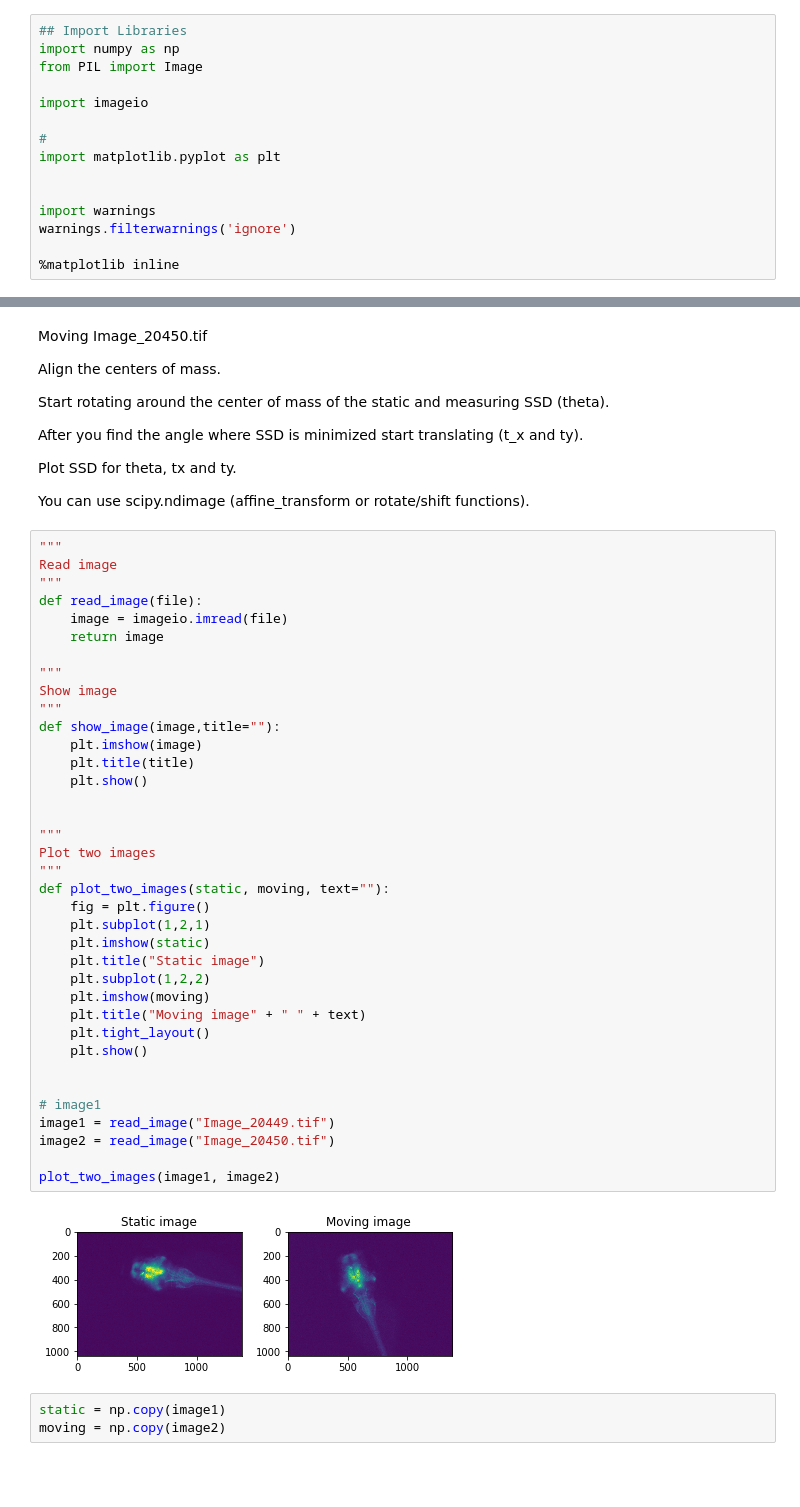
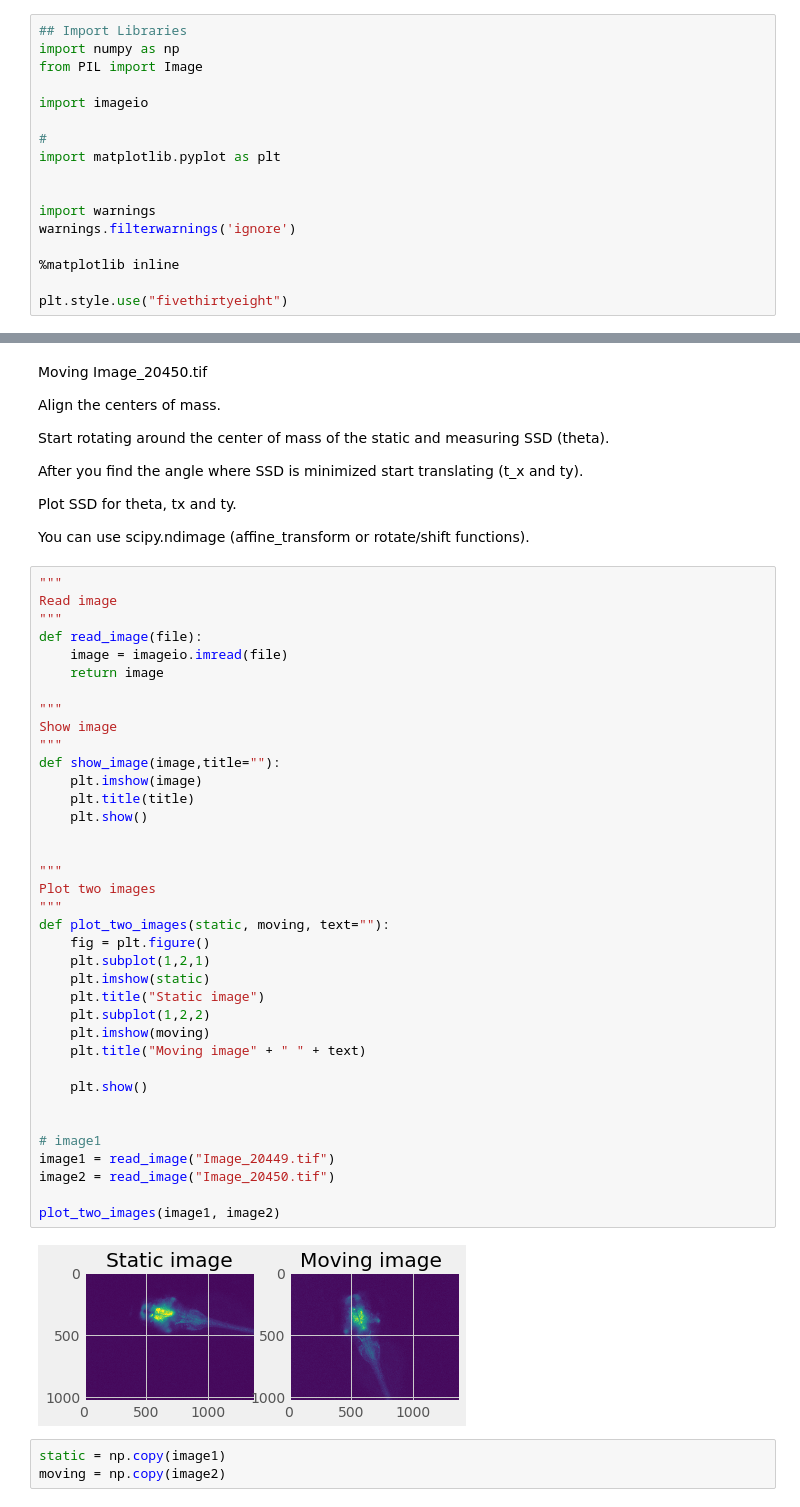
Before and after one commit to mchivuku/e535-rigid-registration, a Jupyter notebook: Rigid Registration.ipynb, the cells around one changed output, grey strips where cells are left out. Saved outputs shown, nothing was run; the diff lists cells and outputs as text; blank space fills up the shorter version.

```diff
--- a/Rigid Registration.ipynb
+++ b/Rigid Registration.ipynb
@@ -15,6 +15,8 @@ import warnings
 warnings.filterwarnings('ignore')
 
 %matplotlib inline
+
+plt.style.use("fivethirtyeight")
 # %% [markdown]
 ## Part 1
 
@@ -45,35 +47,35 @@ def read_image(file):
 
 """
 Show image
 """
 def show_image(image,title=""):
     plt.imshow(image)
     plt.title(title)
     plt.show()
 
 
 """
 Plot two images
 """
 def plot_two_images(static, moving, text=""):
     fig = plt.figure()
     plt.subplot(1,2,1)
     plt.imshow(static)
     plt.title("Static image")
     plt.subplot(1,2,2)
     plt.imshow(moving)
     plt.title("Moving image" + " " + text)
-    plt.tight_layout()
+
     plt.show()
 
 
 # image1
 image1 = read_image("Image_20449.tif")
 image2 = read_image("Image_20450.tif")
 
 plot_two_images(image1, image2)
 # %% [output]
-[figure, old version]
+[figure, new version]
 # %%
 static = np.copy(image1)
 moving = np.copy(image2)
```
Also changed, not shown: parts of 27 cells of this notebook.
